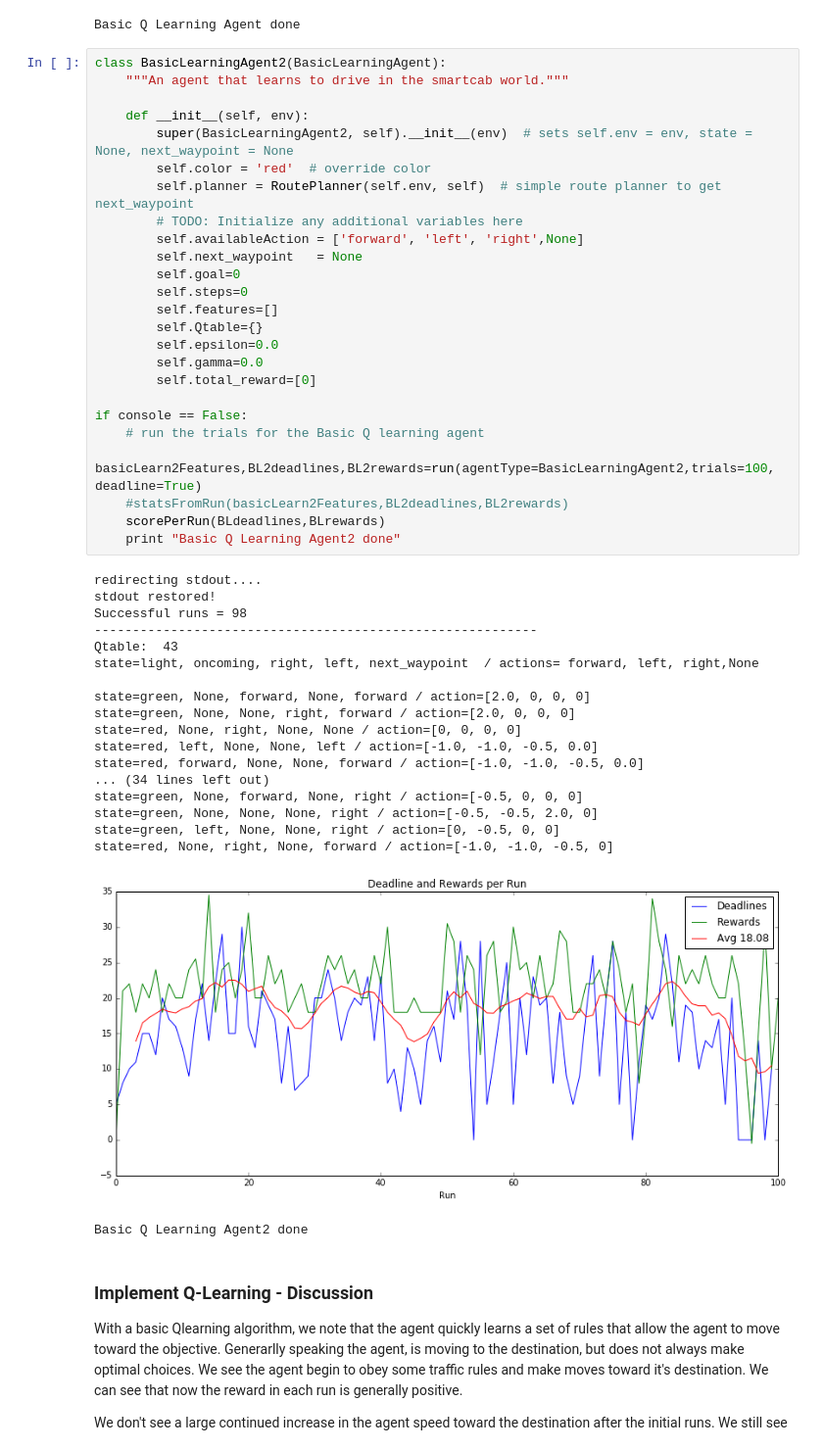
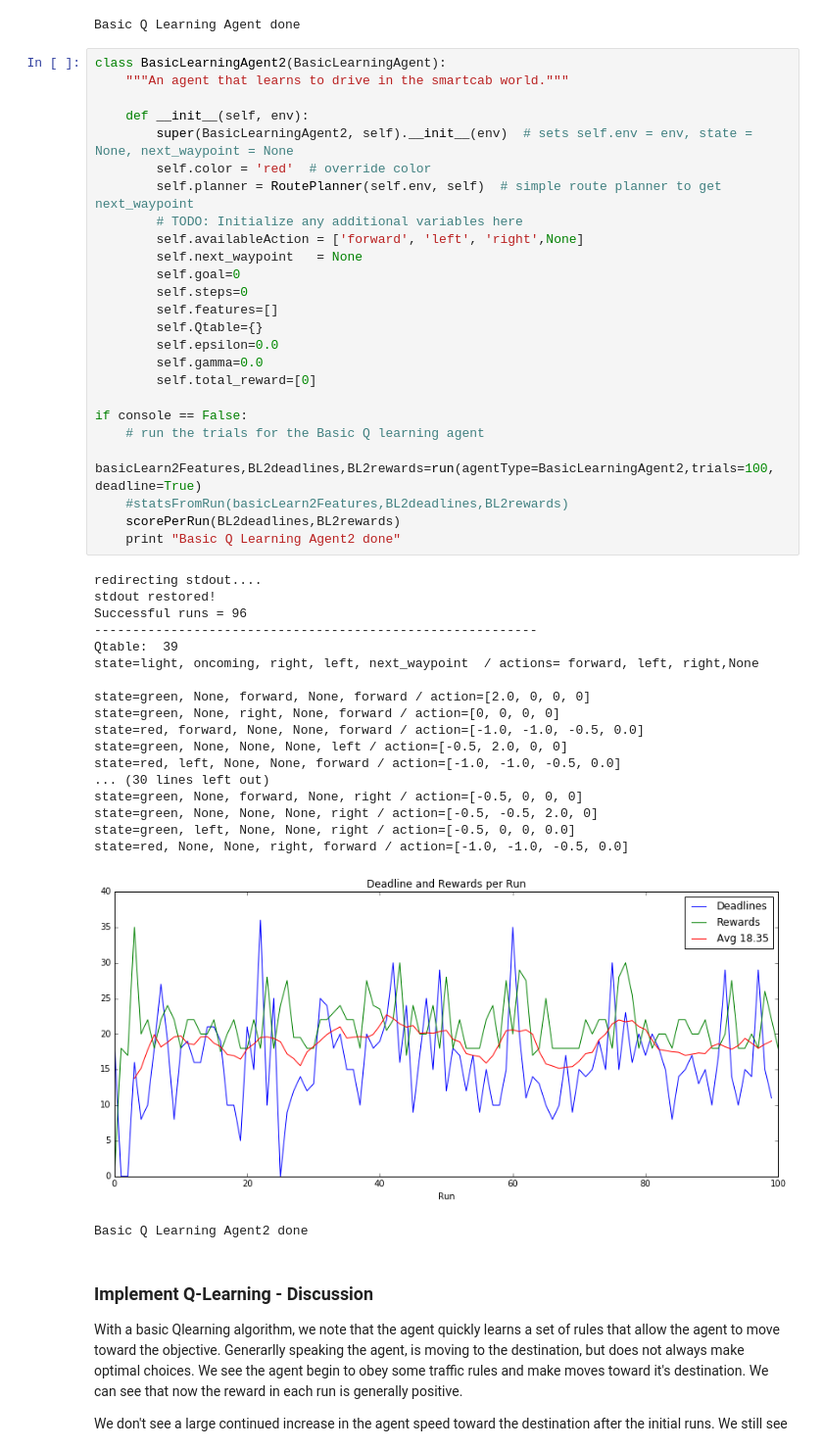
Before and after one commit to llathrop/smartcab, a Jupyter notebook: agent.ipynb, the cells around one changed output. Shown: that part at 98% size. Cells and saved outputs as stored; diff of their text form.

Commit message:
fix: fix graph for second basic qlearner

```diff
--- a/agent.ipynb
+++ b/agent.ipynb
@@ -492,43 +492,43 @@ class BasicLearningAgent2(BasicLearningAgent):
     def __init__(self, env):
         super(BasicLearningAgent2, self).__init__(env)  # sets self.env = env, state = None, next_waypoint = None
         self.color = 'red'  # override color
         self.planner = RoutePlanner(self.env, self)  # simple route planner to get next_waypoint
         # TODO: Initialize any additional variables here
         self.availableAction = ['forward', 'left', 'right',None]
         self.next_waypoint   = None
         self.goal=0
         self.steps=0
         self.features=[]
         self.Qtable={}
         self.epsilon=0.0
         self.gamma=0.0
         self.total_reward=[0]
 
 if console == False:
     # run the trials for the Basic Q learning agent
     basicLearn2Features,BL2deadlines,BL2rewards=run(agentType=BasicLearningAgent2,trials=100, deadline=True)
     #statsFromRun(basicLearn2Features,BL2deadlines,BL2rewards)
-    scorePerRun(BLdeadlines,BLrewards)
+    scorePerRun(BL2deadlines,BL2rewards)
     print "Basic Q Learning Agent2 done"
 # %% [output]
 redirecting stdout....
 stdout restored!
-Successful runs = 98
+Successful runs = 96
 ----------------------------------------------------------
-Qtable:  43
+Qtable:  39
 state=light, oncoming, right, left, next_waypoint  / actions= forward, left, right,None
 
 state=green, None, forward, None, forward / action=[2.0, 0, 0, 0]
-state=green, None, None, right, forward / action=[2.0, 0, 0, 0]
-state=red, None, right, None, None / action=[0, 0, 0, 0]
-state=red, left, None, None, left / action=[-1.0, -1.0, -0.5, 0.0]
+state=green, None, right, None, forward / action=[0, 0, 0, 0]
 state=red, forward, None, None, forward / action=[-1.0, -1.0, -0.5, 0.0]
-... (34 lines left out)
+state=green, None, None, None, left / action=[-0.5, 2.0, 0, 0]
+state=red, left, None, None, forward / action=[-1.0, -1.0, -0.5, 0.0]
+... (30 lines left out)
 state=green, None, forward, None, right / action=[-0.5, 0, 0, 0]
 state=green, None, None, None, right / action=[-0.5, -0.5, 2.0, 0]
-state=green, left, None, None, right / action=[0, -0.5, 0, 0]
-state=red, None, right, None, forward / action=[-1.0, -1.0, -0.5, 0]
+state=green, left, None, None, right / action=[-0.5, 0, 0, 0.0]
+state=red, None, None, right, forward / action=[-1.0, -1.0, -0.5, 0.0]
-[figure, old version]
+[figure, new version]
 Basic Q Learning Agent2 done
 # %% [markdown]
 ### Implement Q-Learning - Discussion
```
Also changed, not shown: parts of 2 cells of this notebook, 1 other file.
